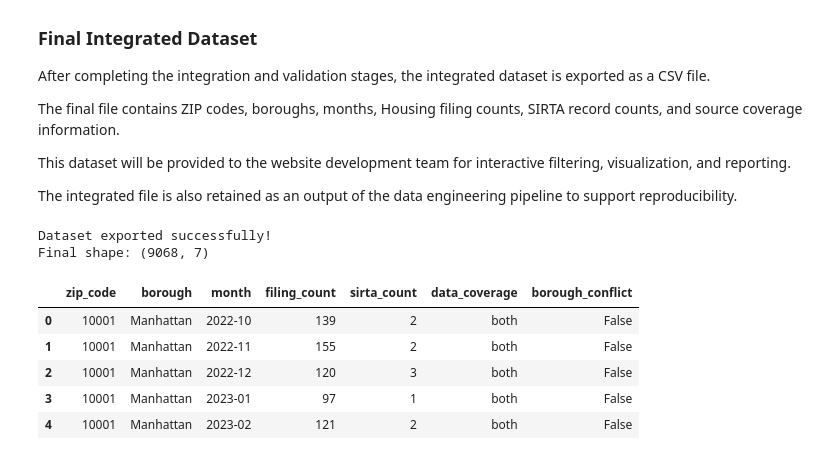
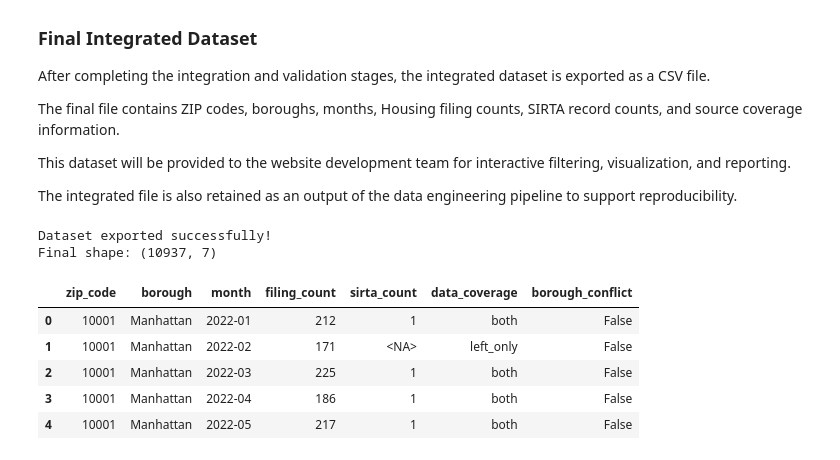
Before and after one commit to emilysalama/nyc-housing-safety, a Jupyter notebook: notebooks/Member3_Integration.ipynb, the cells around one changed output. Saved outputs shown, nothing was run; the diff lists cells and outputs as text; code cells hidden in the pictures.

```diff
--- a/notebooks/Member3_Integration.ipynb
+++ b/notebooks/Member3_Integration.ipynb
@@ -12,15 +12,29 @@ print("Libraries imported successfully!")
 Libraries imported successfully!
 # %%
 import pandas as pd
+from pathlib import Path
 
-# Load files already uploaded to Colab
+# Final cleaned datasets
+housing_path = Path("/content/housing_clean .csv")
+crash_path = Path("/content/crash_clean.csv")
+
+if not housing_path.exists():
+    raise FileNotFoundError(
+        "Upload Member 1's final housing_clean.csv to Colab."
+    )
+
+if not crash_path.exists():
+    raise FileNotFoundError(
+        "Upload Member 2's final crash_clean.csv to Colab."
+    )
+
 housing = pd.read_csv(
-    "/content/housing_clean (2).csv",
+    housing_path,
     low_memory=False
 )
 
 transport = pd.read_csv(
-    "/content/crash_clean_prelim (1).csv",
+    crash_path,
     low_memory=False
 )
 
@@ -34,6 +48,6 @@ print("Shape:", transport.shape)
 print("Columns:", transport.columns.tolist())
 display(transport.head())
 
-print("\nBoth datasets loaded successfully!")
+print("\nBoth FINAL datasets loaded successfully!")
 # %% [output]
 HOUSING DATASET
@@ -146,7 +160,7 @@ SIRTA COLUMNS
 # %%
 # Integration columns confirmed from the cleaned datasets
 
-housing_zip = "postcode"
+housing_zip = "zip"
 housing_date = "filing_date"
 housing_borough = "borough"
 
@@ -583,7 +595,7 @@ transport_agg = (
     transport_valid
     .groupby(["zip_code", "month"], as_index=False)
     .agg(
-        sirta_count=("date", "size"),
+        sirta_count=("open_data_crash_id", "nunique"),
         transport_borough=("borough", "first")
     )
 )
@@ -1423,36 +1614,36 @@ The integrated file is also retained as an output of the data engineering pipeli
 # %%
 # Select final columns
 final_integrated = integrated[[
     "zip_code",
     "borough",
     "month",
     "filing_count",
     "sirta_count",
     "data_coverage",
     "borough_conflict"
 ]].copy()
 
 # Export dataset
-filename = "NYC_Integrated_Dataset.csv"
+filename = "NYC_Integrated_Dataset_preliminary.csv"
 
 final_integrated.to_csv(
     filename,
     index=False
 )
 
 print("Dataset exported successfully!")
 print("Final shape:", final_integrated.shape)
 
 display(final_integrated.head())
 
 # Download from Colab
-files.download(filename)
+# files.download(filename)  # optional: preliminary exploratory export
 # %% [output]
 Dataset exported successfully!
-Final shape: (9068, 7)
+Final shape: (10937, 7)
 |  | zip_code | borough | month | filing_count | sirta_count | data_coverage | borough_conflict |
-| 0 | 10001 | Manhattan | 2022-10 | 139 | 2 | both | False |
-| 1 | 10001 | Manhattan | 2022-11 | 155 | 2 | both | False |
-| 2 | 10001 | Manhattan | 2022-12 | 120 | 3 | both | False |
-| 3 | 10001 | Manhattan | 2023-01 | 97 | 1 | both | False |
-| 4 | 10001 | Manhattan | 2023-02 | 121 | 2 | both | False |
+| 0 | 10001 | Manhattan | 2022-01 | 212 | 1 | both | False |
+| 1 | 10001 | Manhattan | 2022-02 | 171 | <NA> | left_only | False |
+| 2 | 10001 | Manhattan | 2022-03 | 225 | 1 | both | False |
+| 3 | 10001 | Manhattan | 2022-04 | 186 | 1 | both | False |
+| 4 | 10001 | Manhattan | 2022-05 | 217 | 1 | both | False |
```
Also changed, not shown: parts of 35 cells of this notebook.
